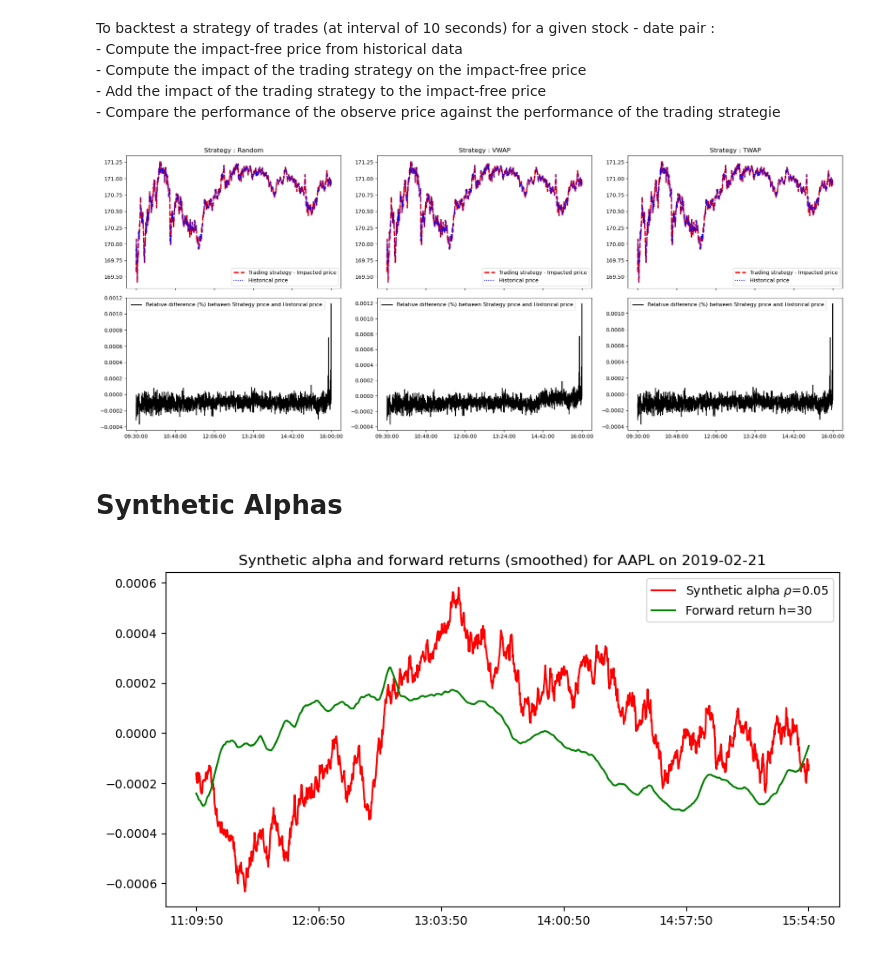
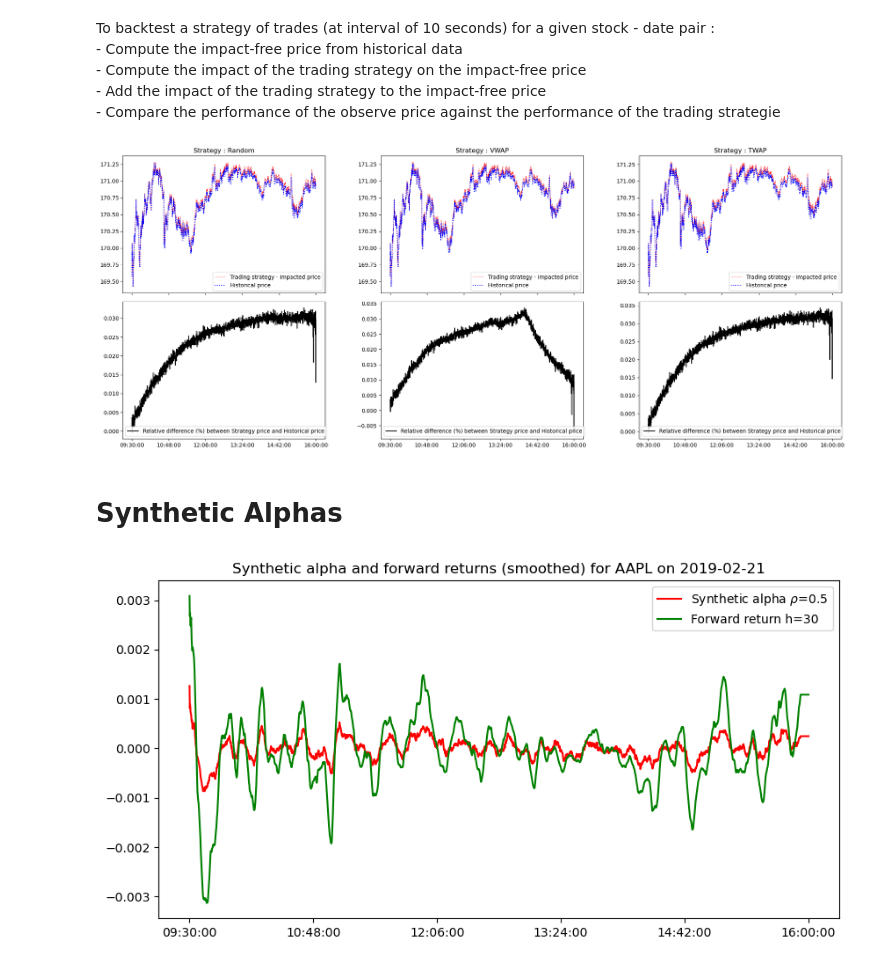
Before and after one commit to Max-Ded/computing-finance, a Jupyter notebook: High-Frequency-Algorithmic-Trading/coursework-notebook.ipynb, the cells around one changed output. Cells and saved outputs as stored; diff of their text form; code cells hidden in the pictures.

Commit message:
synth alpha + decay

```diff
--- a/High-Frequency-Algorithmic-Trading/coursework-notebook.ipynb
+++ b/High-Frequency-Algorithmic-Trading/coursework-notebook.ipynb
@@ -14,9 +14,9 @@ simplefilter(action="ignore", category=pd.errors.PerformanceWarning)
 # %% [markdown]
 Default variable
 # %%
-DEFAULT_EXPLANATION_PERIOD = 15
+DEFAULT_EXPLANATION_PERIOD = 6
 DEFAULT_IN_SAMPLE_MONTH = 1
-DEFAULT_HALF_LIFE = 50
+DEFAULT_HALF_LIFE = 3600
 
 DEFAULT_STOCK = "AAPL"
 DEFAUL_DATE = "2019-02-14"
@@ -562,60 +669,62 @@ To backtest a strategy of trades (at interval of 10 seconds) for a given stock -
 # %%
 stock = "AAPL"
 date = "2019-02-14"
+execution_factor = 0.5 # 50% of total volume
 
 # trading_strategy = bin_traded_volume.loc[stock].loc[date].values * 100. # we trade all trades with 10% of the volume
 historical_price = price_impact_model.get_bin_traded_px().loc[stock].loc[date]
 historical_volume = price_impact_model.get_bin_traded_volume().loc[stock].loc[date]
-target_volume = historical_volume.abs().sum() * 0.01
+target_volume = historical_volume.abs().sum() * execution_factor
+
 volume_curve = price_impact_model.get_volume_curve_from_data()
 random_trading_strategy = np.random.normal(loc = 1.,scale = 0.5,size=historical_price.size)
 random_trading_strategy = random_trading_strategy * target_volume / random_trading_strategy.sum()
 vwap_strategy = VWAP_realistic(v = historical_volume.values, Q = target_volume, V = volume_curve.loc[stock].values)
 vwap_strategy = vwap_strategy.astype(np.float64)
 twap_strategy = TWAP(v = historical_price, Q = target_volume)
 
 random_strategy_price = price_impact_model.backtest_strategies(stock = stock,date = date,trades = random_trading_strategy,half_life=DEFAULT_HALF_LIFE,model_type="sqrt")
 vwap_strategy_price = price_impact_model.backtest_strategies(stock = stock,date = date,trades = vwap_strategy,half_life=DEFAULT_HALF_LIFE,model_type="sqrt")
 twap_strategy_price = price_impact_model.backtest_strategies(stock = stock,date = date,trades = twap_strategy,half_life=DEFAULT_HALF_LIFE,model_type="sqrt")
 
 strategies = [random_strategy_price,vwap_strategy_price,twap_strategy_price]
 strategies_label = ["Random","VWAP","TWAP"]
 
 fig,axs = plt.subplots(2,3,figsize = (20,8),sharex=True)
 x_values = historical_price.index
 
 for index_strat,strat in enumerate(strategies):
     ax = axs[0][index_strat]
-    ax.plot(x_values,strat,color = "red",label="Trading strategy - Impacted price",linestyle = "dashed",linewidth = 2.5)
+    ax.plot(x_values,strat,color = "red",label="Trading strategy - Impacted price",linestyle = "dashed",linewidth = 0.5)
     ax.plot(x_values,historical_price,color = "blue",label="Historical price", linestyle=":")
     ax.set_title(f"Strategy : {strategies_label[index_strat]}")
     ax.legend()
     step = len(ax.get_xticks()) // 5
     ax.set_xticks(ax.get_xticks()[::step])
     ax = axs[1][index_strat]
     ax.plot(x_values,(strat-historical_price)/historical_price * 100,label= "Relative difference (%) between Strategy price and Historical price",color ="black")
     ax.legend()
 plt.tight_layout()
 plt.show()
 # %% [output]
-[figure, old version]
+[figure, new version]
 # %% [markdown]
 # Synthetic Alphas
 # %%
 date = "2019-02-21"
 stock = "AAPL"
 
-rho = .05
-h = 30 # 5 minutes
-w = 600 # 50 minutes
+rho = .5
+h = 6 * 5 # 5 minutes
+w = 6 * 5 # 5 minutes
 
-synth_alpha = price_impact_model.synthetic_alpha(stock=stock,date=date,h=h,rho = rho)
-forward_return = price_impact_model.get_forward_return(prices = price_impact_model.get_bin_traded_px().loc[stock].loc[date],h = h)
+synth_alpha = price_impact_model.synthetic_alpha(h=h,rho = rho).loc[stock].loc[date]
+forward_return = price_impact_model.get_forward_return(prices = price_impact_model.get_bin_traded_px(),h = h).loc[stock].loc[date]
 
 fig,ax = plt.subplots(1,1,figsize = (10,5))
 
-synth_alpha = pd.Series(synth_alpha).rolling(w).mean().dropna()
-forward_return = pd.Series(forward_return).rolling(w).mean().dropna()
+synth_alpha = pd.Series(synth_alpha).ewm(span = w,adjust=True).mean().dropna()
+forward_return = pd.Series(forward_return).ewm(span = w,adjust=True).mean().dropna()
 
 ax.plot(synth_alpha,color="red",label = r"Synthetic alpha $\rho$=" + str(rho))
 ax.plot(forward_return,color="green",label=f"Forward return h={h}")
@@ -627,4 +736,4 @@ ax.set_xticks(ax.get_xticks()[::step])
 ax.set_title(f"Synthetic alpha and forward returns (smoothed) for {stock} on {date}")
 plt.show()
 # %% [output]
-[figure, old version]
+[figure, new version]
```
Also changed, not shown: parts of 6 cells of this notebook.
